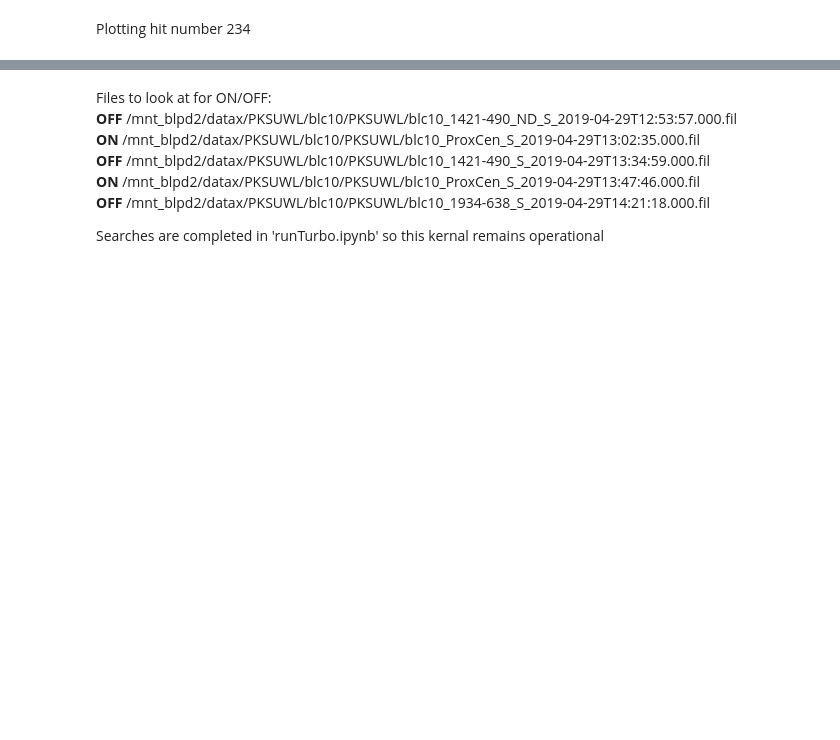
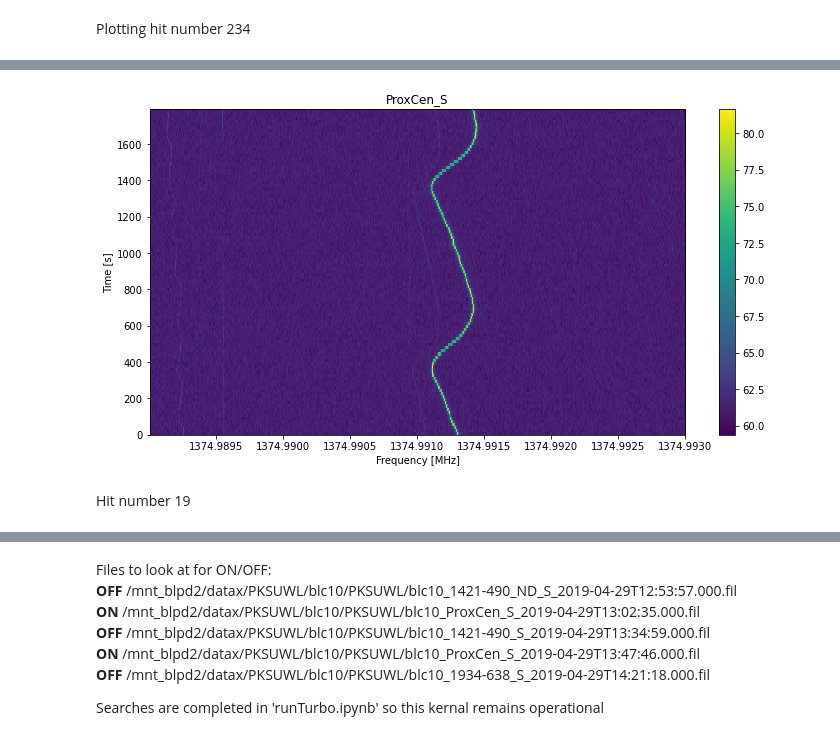
Before and after one commit to rtraas/SETI-Proxima-Centauri, a Jupyter notebook: turboSETI.ipynb, the cells around one changed output, grey strips where cells are left out. Drawn from its saved outputs; the diff is of its cells as text; code cells hidden in the pictures; blank space fills up the shorter version.

```diff
--- a/turboSETI.ipynb
+++ b/turboSETI.ipynb
@@ -85,0 +116,9 @@ extracting integration 0...
+# %%
+fb248 = bl.Waterfall('/mnt_blpd2/datax/PKSUWL/blc06/PKSUWL/blc06_ProxCen_S_2019-04-29T13:47:46.000.fil',
+                  f_start=1374.989,f_stop=1374.993)
+fig, ax = plt.subplots(figsize=(12,6))
+fb248.plot_waterfall(logged=True)
+# %% [output]
+[figure, added]
+# %% [markdown]
+Hit number 19
```
Also changed, not shown: parts of 27 cells of this notebook, 7 other files.
